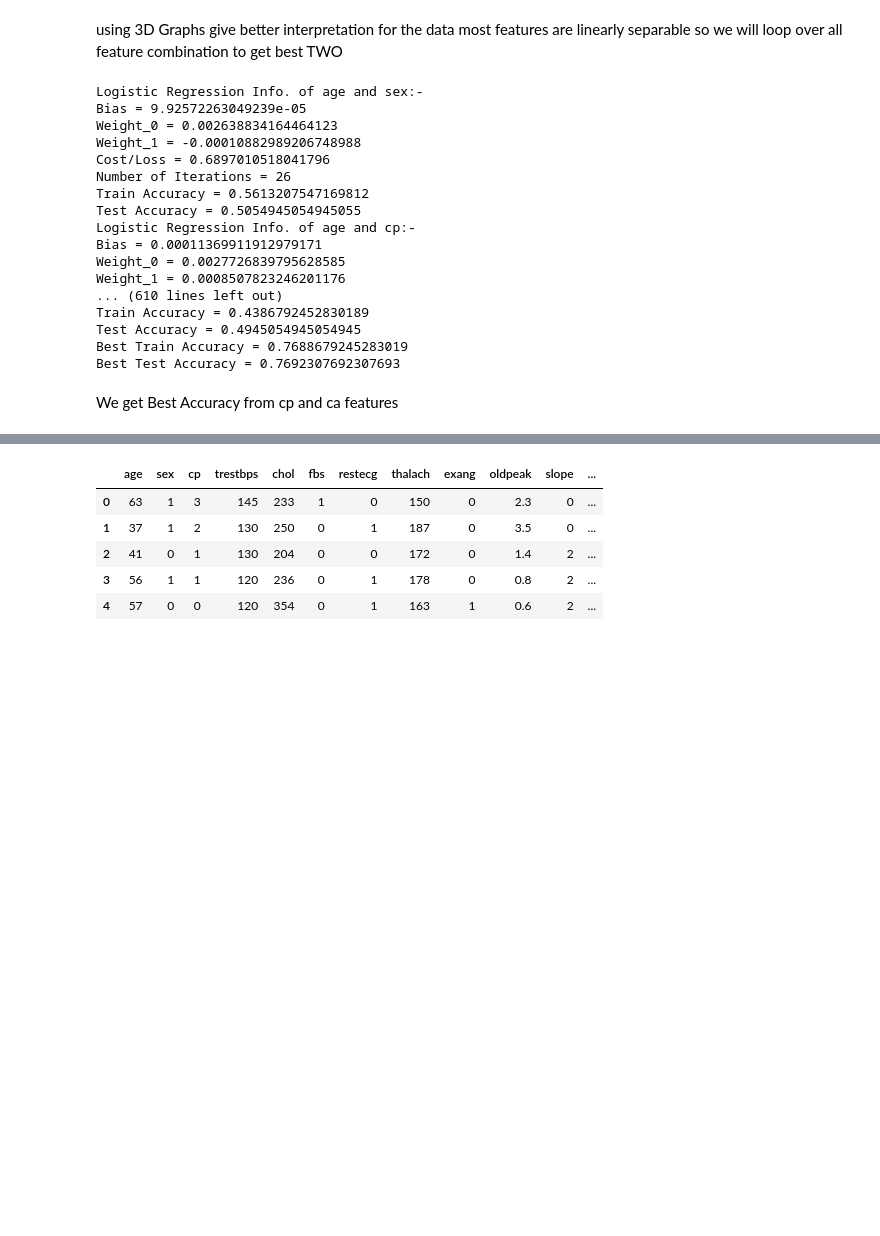
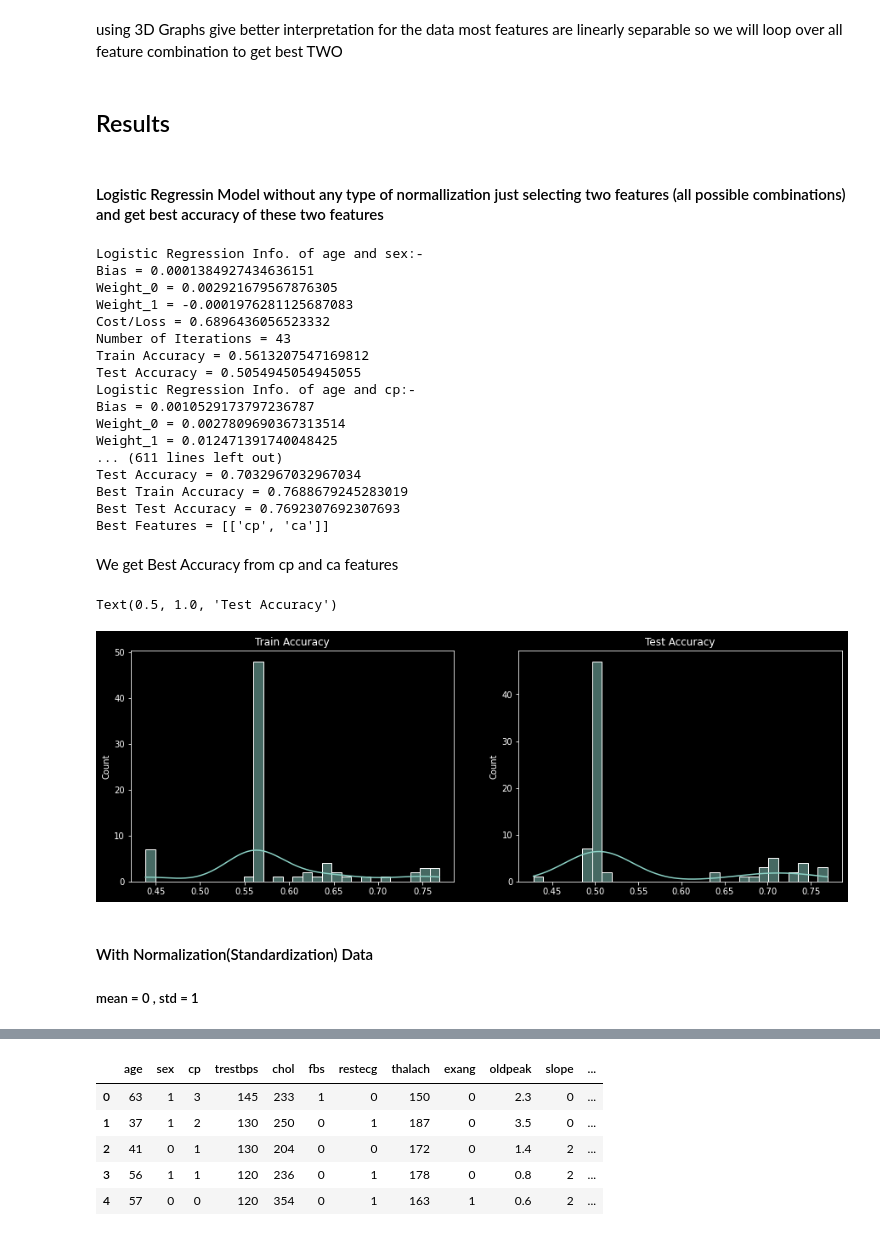
Before and after one commit to AYA0HASSAN/LogisticRegression, a Jupyter notebook: LogisticRegressionLab.ipynb, the cells around one changed output, grey strips where cells are left out. Drawn from its saved outputs; the diff is of its cells as text; code cells hidden in the pictures; blank space fills up the shorter version.

```diff
--- a/LogisticRegressionLab.ipynb
+++ b/LogisticRegressionLab.ipynb
@@ -71,7 +66,7 @@ def logisicRegression(features,labels,iterations,learningRate = 0.001):
         loops +=1
         # Stop Conditions
         if i > 1 :
-            if abs(costs[i-1] - costs[i]) <= 1e-5:
+            if abs(costs[i-1] - costs[i]) <= 1e-6:
                 break
 
     return weight, weight_history, costs, hypothesis, loops
@@ -260,6 +260,10 @@ fig.show()
 # %% [markdown]
 using 3D Graphs give better interpretation for the data
 most features are linearly separable so we will loop over all feature combination to get best TWO
+# %% [markdown]
+## Results
+# %% [markdown]
+#### Logistic Regressin Model without any type of normallization just selecting two features (all possible combinations) and get best accuracy of these two features
 # %%
 
 new_data = data.drop('target',axis=1)
@@ -268,15 +272,18 @@ iterations = 500
 alpha = 1e-4
 label = data[['target']]
 
+current_train_accuracy = []
+current_test_accuracy = []
 best_accuracy_train = 0.0
 best_accuracy_test = 0.0
+best_feature = []
 
 for f1 in range(len(feature)):
     for f2 in range(len(feature)):
         if f2 > f1 :
 
             new_features = pd.DataFrame([data[feature[f1]],data[feature[f2]]] ).T
-            # print(new_features)
+            # calling functions
             weight, weight_history, costs, hypothesis, loops = logisicRegression(new_features,label,iterations,alpha)
             prediction_train = predict(new_features,label, weight)
             prediction_test = predict(test[[feature[f1],feature[f2]]],test[['target']],weight)
@@ -287,36 +294,51 @@ for f1 in range(len(feature)):
             print(Fore.BLACK +"Cost/Loss = {}".format(costs[loops-1]))
             print(Fore.BLACK +"Number of Iterations = {}".format(loops))
 
-            current_train_accuracy = prediction_train
+            current_train_accuracy.append(prediction_train)
             #prediction_train.loc[prediction_train['Prediction']==prediction_train['target']].shape[0] / prediction_train.shape[0] * 100
-            current_test_accuracy = prediction_test
+            current_test_accuracy.append(prediction_test)
             #prediction_test.loc[prediction_test['Prediction']==prediction_test['target']].shape[0] / prediction_test.shape[0] * 100
-            print(Fore.CYAN + "Train Accuracy = {}".format(current_train_accuracy))
-            print(Fore.CYAN + "Test Accuracy = {}".format(current_test_accuracy))
-            if current_train_accuracy > best_accuracy_train:
-                best_accuracy_train = current_train_accuracy
-            if current_test_accuracy > best_accuracy_test:
-                best_accuracy_test = current_test_accuracy
-
+            print(Fore.CYAN + "Train Accuracy = {}".format(prediction_train))
+            print(Fore.CYAN + "Test Accuracy = {}".format(prediction_test))
+            if prediction_train > best_accuracy_train:
+                best_accuracy_train = prediction_train
+                best_feature = []
+                best_feature.append([feature[f1],feature[f2]])
+            if prediction_test > best_accuracy_test:
+                best_accuracy_test = prediction_test
 print(Fore.GREEN + "Best Train Accuracy = {}".format(best_accuracy_train))
 print(Fore.GREEN + "Best Test Accuracy = {}".format(best_accuracy_test))
+print(Fore.GREEN + "Best Features = {}".format(best_feature))
 # %% [output]
 Logistic Regression Info. of age and sex:-
-Bias = 9.92572263049239e-05
-Weight_0 = 0.002638834164464123
-Weight_1 = -0.00010882989206748988
-Cost/Loss = 0.6897010518041796
-Number of Iterations = 26
+Bias = 0.0001384927434636151
+Weight_0 = 0.002921679567876305
+Weight_1 = -0.0001976281125687083
+Cost/Loss = 0.6896436056523332
+Number of Iterations = 43
 Train Accuracy = 0.5613207547169812
 Test Accuracy = 0.5054945054945055
 Logistic Regression Info. of age and cp:-
-Bias = 0.00011369911912979171
-Weight_0 = 0.0027726839795628585
-Weight_1 = 0.0008507823246201176
-... (610 lines left out)
-Train Accuracy = 0.4386792452830189
-Test Accuracy = 0.4945054945054945
+Bias = 0.0010529173797236787
+Weight_0 = 0.0027809690367313514
+Weight_1 = 0.012471391740048425
+... (611 lines left out)
+Test Accuracy = 0.7032967032967034
 Best Train Accuracy = 0.7688679245283019
 Best Test Accuracy = 0.7692307692307693
+Best Features = [['cp', 'ca']]
 # %% [markdown]
 We get Best Accuracy from cp and ca features
+# %%
+
+fig, axes = plt.subplots(1, 2, figsize=(15, 5))
+sns.histplot(current_train_accuracy,bins=30, kde=True,ax=axes[0])
+axes[0].set_title('Train Accuracy')
+sns.histplot(current_test_accuracy,bins=30, kde=True,ax=axes[1])
+axes[1].set_title('Test Accuracy')
+# %% [output]
+Text(0.5, 1.0, 'Test Accuracy')
+[figure, added]
+# %% [markdown]
+#### With Normalization(Standardization)  Data
+##### mean = 0 , std = 1
```
Also changed, not shown: parts of 21 cells of this notebook.
